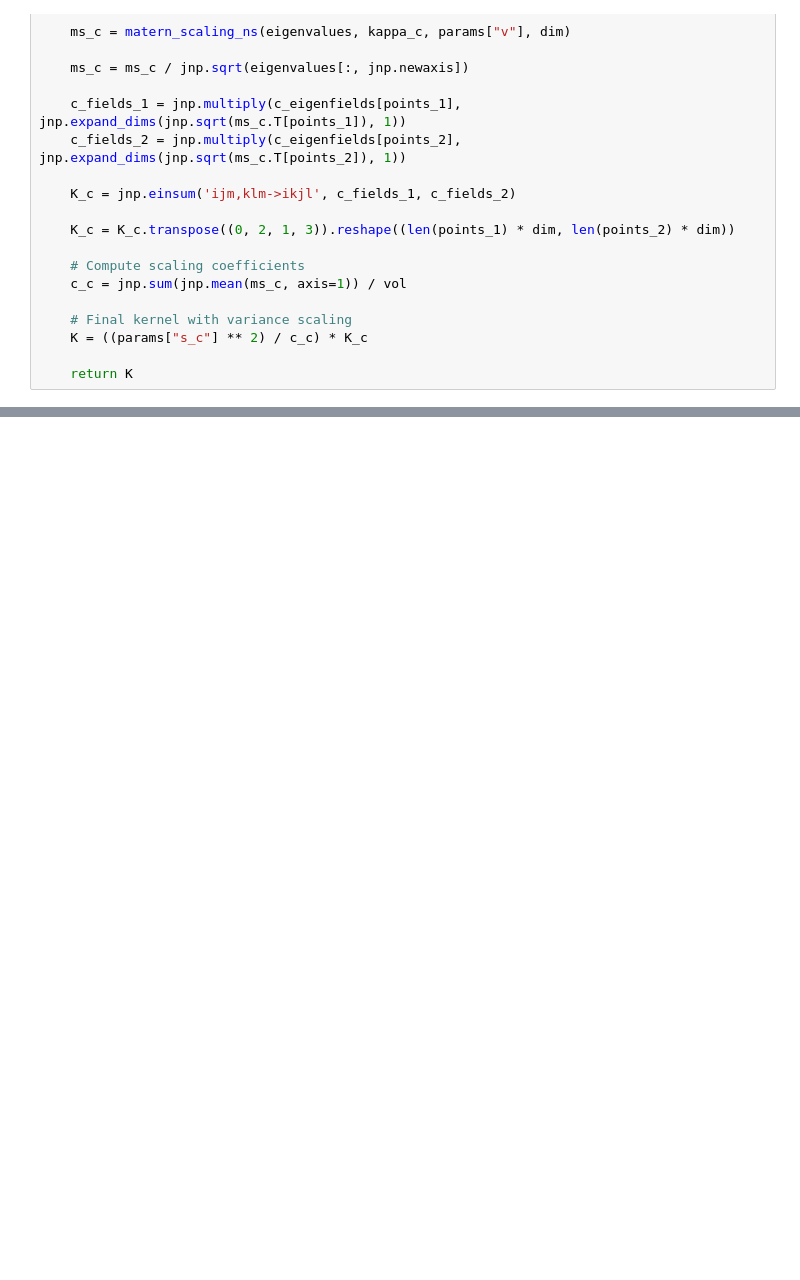
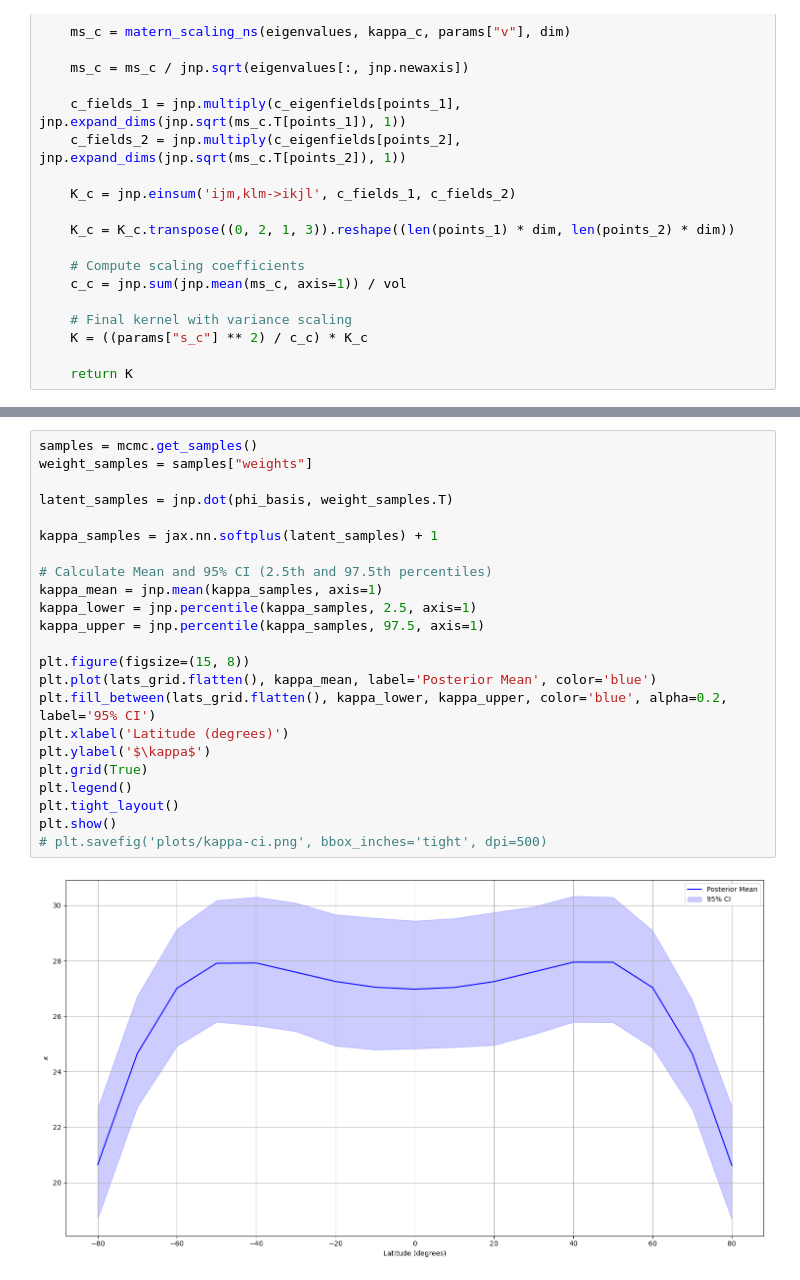
Before and after one commit to michaelgillan1/DiscreteVectorFields, a Jupyter notebook: notebooks/hourly-high-alt-wind.ipynb, the cells around one changed output, grey strips where cells are left out. Drawn from its saved outputs; the diff is of its cells as text; blank space fills up the shorter version.

```diff
--- a/notebooks/hourly-high-alt-wind.ipynb
+++ b/notebooks/hourly-high-alt-wind.ipynb
@@ -216,0 +222,25 @@ plt.savefig('plots/kappa-lat.png', bbox_inches='tight', dpi=400)
+# %%
+samples = mcmc.get_samples()
+weight_samples = samples["weights"]
+
+latent_samples = jnp.dot(phi_basis, weight_samples.T)
+
+kappa_samples = jax.nn.softplus(latent_samples) + 1
+
+# Calculate Mean and 95% CI (2.5th and 97.5th percentiles)
+kappa_mean = jnp.mean(kappa_samples, axis=1)
+kappa_lower = jnp.percentile(kappa_samples, 2.5, axis=1)
+kappa_upper = jnp.percentile(kappa_samples, 97.5, axis=1)
+
+plt.figure(figsize=(15, 8))
+plt.plot(lats_grid.flatten(), kappa_mean, label='Posterior Mean', color='blue')
+plt.fill_between(lats_grid.flatten(), kappa_lower, kappa_upper, color='blue', alpha=0.2, label='95% CI')
+plt.xlabel('Latitude (degrees)')
+plt.ylabel('$\kappa$')
+plt.grid(True)
+plt.legend()
+plt.tight_layout()
+plt.show()
+# plt.savefig('plots/kappa-ci.png', bbox_inches='tight', dpi=500)
+# %% [output]
+[figure, added]
```
Also changed, not shown: parts of 9 cells of this notebook, 8 other files.
